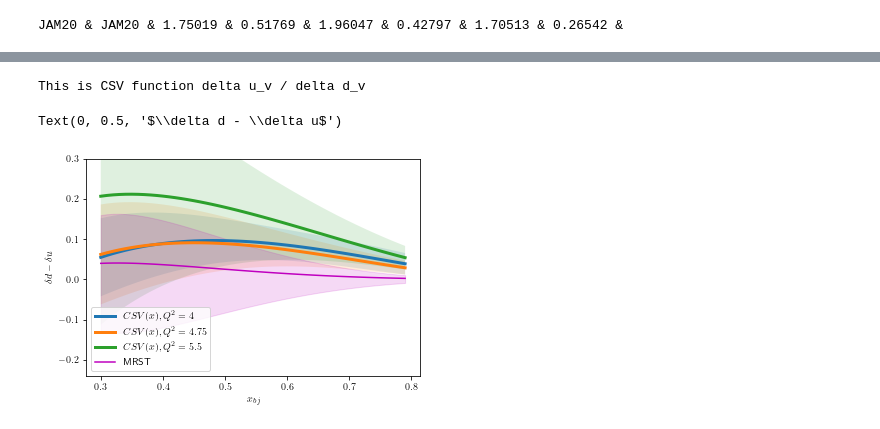
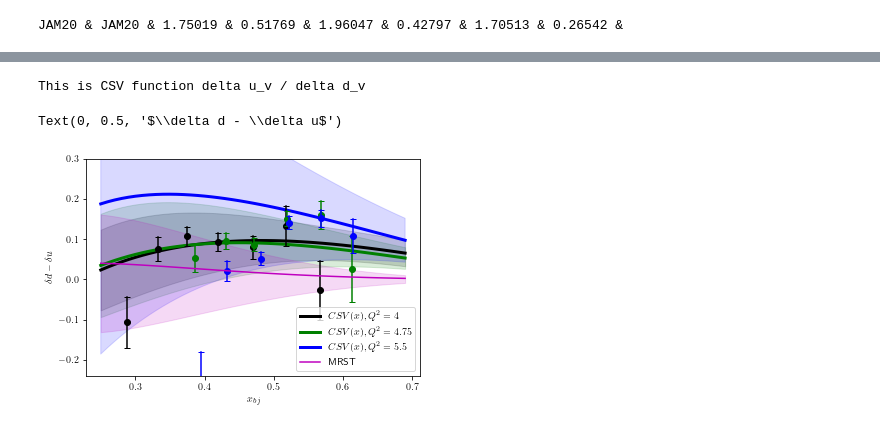
Before and after one commit to Mengzhendada/csv_notebook, a Jupyter notebook: yield_ratio_morepoints.ipynb, the cells around one changed output, grey strips where cells are left out. Drawn from its saved outputs; the diff is of its cells as text; code cells hidden in the pictures.

Commit message:
modified:   CSV_calculation_Q2center.ipynb 	new file:   CSVs_2dfit.json 	modified:   yield_ratio_morepoints.ipynb

```diff
--- a/yield_ratio_morepoints.ipynb
+++ b/yield_ratio_morepoints.ipynb
@@ -106,6 +106,7 @@ i_FF = 2
 FF_model = ["fDSSLO","fDSSNLO","JAM20","hknsff07_LO","hknsff07_NLO"]
 i_PDF = 1
 PDF_model = ["cteq6l1","JAM20","cteq18qed"]
+i_assumption = '7ass_'
 # %%
 #inits=(0,0)
 #three input
@@ -647,8 +648,8 @@ for key_Q2,Q2_value in RDxz.items():
     kaisquare.append(m_Q2.fval)
 
 
-    x = np.arange(0.3,0.8,0.01)
-    y = np.arange(0.3,0.8,0.01)
+    x = np.arange(0.25,0.7,0.01)
+    y = np.arange(0.3,0.75,0.01)
     #x = np.array(xs)
     #y = np.array(zs)
     fit_RDmeas=[]
@@ -882,7 +883,20 @@ for key_Q2,Q2_value in RDxz.items():
 # %%
 print(len(Qs))
 print("Q2   parameters")
-
+with open('CSVs_2dfit.json') as CSV2d_infile:
+    j_CSV2d_out=json.load(CSV2d_infile)
+name = i_assumption+'param'
+param_len = len(parameters[0])
+parameters0 = []
+parameters1 = []
+parameters2 = []
+for i in range(param_len):
+    parameters0.append(parameters[0][i])
+    parameters1.append(parameters[1][i])
+    parameters2.append(parameters[2][i])
+j_CSV2d_out[name] = {"1stQ2":Qs[0],"1stDzparam":parameters0,"2ndQ2":Qs[1],"2ndDzparam":parameters1,"3rdQ2":Qs[2],"3rdDzparam":parameters2}
+with open('CSVs_2dfit.json','w') as CSV2d_outfile:
+    json.dump(j_CSV2d_out,CSV2d_outfile,indent = 4)
 for i in range(len(Qs)):
     print(Qs[i],end = '')
     print(" ",end = '')
@@ -1084,41 +1098,60 @@ plt.legend()
 # %%
 CSVx_1st, CSVcov_1st = propagate(lambda p: CSVx_param(xbj_fit, p), m_1stQ2.values, m_1stQ2.covariance)
-plt.plot(xbj_fit,CSVx_1st,lw = 3,label = r"$CSV(x),Q^2 = 4$")
+plt.plot(xbj_fit,CSVx_1st,lw = 3,label = r"$CSV(x),Q^2 = 4$",color = 'k')
 CSVx_err_prop_1st = np.diag(CSVcov_1st)**0.5
-plt.fill_between(xbj_fit,CSVx_1st-CSVx_err_prop_1st,CSVx_1st+CSVx_err_prop_1st,alpha = 0.15)
+plt.fill_between(xbj_fit,CSVx_1st-CSVx_err_prop_1st,CSVx_1st+CSVx_err_prop_1st,alpha = 0.15,color = 'k')
 CSVx_2nd, CSVcov_2nd = propagate(lambda p: CSVx_param(xbj_fit, p), m_2ndQ2.values, m_2ndQ2.covariance)
-plt.plot(xbj_fit,CSVx_2nd,lw = 3,label = r"$CSV(x),Q^2 = 4.75$")
+plt.plot(xbj_fit,CSVx_2nd,lw = 3,label = r"$CSV(x),Q^2 = 4.75$",color = 'g')
 CSVx_err_prop_2nd = np.diag(CSVcov_2nd)**0.5
-plt.fill_between(xbj_fit,CSVx_2nd-CSVx_err_prop_2nd,CSVx_2nd+CSVx_err_prop_2nd,alpha = 0.15)
+plt.fill_between(xbj_fit,CSVx_2nd-CSVx_err_prop_2nd,CSVx_2nd+CSVx_err_prop_2nd,alpha = 0.15,color = 'g')
 CSVx_3rd, CSVcov_3rd = propagate(lambda p: CSVx_param(xbj_fit, p), m_3rdQ2.values, m_3rdQ2.covariance)
-plt.plot(xbj_fit,CSVx_3rd,lw = 3,label = r"$CSV(x),Q^2 = 5.5$")
+plt.plot(xbj_fit,CSVx_3rd,lw = 3,label = r"$CSV(x),Q^2 = 5.5$",color = 'b')
 CSVx_err_prop_3rd = np.diag(CSVcov_3rd)**0.5
-plt.fill_between(xbj_fit,CSVx_3rd-CSVx_err_prop_3rd,CSVx_3rd+CSVx_err_prop_3rd,alpha = 0.15)
+plt.fill_between(xbj_fit,CSVx_3rd-CSVx_err_prop_3rd,CSVx_3rd+CSVx_err_prop_3rd,alpha = 0.15,color = 'b')
 
+xbj_ones_plot = j_CSV2d_out[i_assumption]["xbj_ones"]
+CSV_ones_plot = j_CSV2d_out[i_assumption]["CSVs_ones"]
+CSV_ones_err_plot = j_CSV2d_out[i_assumption]["CSVs_ones_errs"]
+xbj_twos_plot = j_CSV2d_out[i_assumption]["xbj_twos"]
+CSV_twos_plot = j_CSV2d_out[i_assumption]["CSVs_twos"]
+CSV_twos_err_plot = j_CSV2d_out[i_assumption]["CSVs_twos_errs"]
+xbj_threes_plot = j_CSV2d_out[i_assumption]["xbj_threes"]
+CSV_threes_plot = j_CSV2d_out[i_assumption]["CSVs_threes"]
+CSV_threes_err_plot = j_CSV2d_out[i_assumption]["CSVs_threes_errs"]
+
+for i in range(len(CSV_ones_plot)):
+    plt.plot([xbj_ones_plot[i],xbj_ones_plot[i]],[CSV_ones_plot[i]-CSV_ones_err_plot[i],CSV_ones_plot[i]+CSV_ones_err_plot[i]],marker = "_",color = "k")
+plt.plot(xbj_ones_plot,CSV_ones_plot,"ko")
+for i in range(len(CSV_twos_plot)):
+    plt.plot([xbj_twos_plot[i],xbj_twos_plot[i]],[CSV_twos_plot[i]-CSV_twos_err_plot[i],CSV_twos_plot[i]+CSV_twos_err_plot[i]],marker = "_",color = "g")
+plt.plot(xbj_twos_plot,CSV_twos_plot,"go")
+for i in range(len(CSV_threes_plot)):
+    plt.plot([xbj_threes_plot[i],xbj_threes_plot[i]],[CSV_threes_plot[i]-CSV_threes_err_plot[i],CSV_threes_plot[i]+CSV_threes_err_plot[i]],marker = "_",color = "b")
+plt.plot(xbj_threes_plot,CSV_threes_plot,"bo")
 
 print('This is CSV function delta u_v / delta d_v')
 def delta_udv(parameter):
-    x = np.arange(0.2,0.7,0.01)
+    x = np.arange(0.25,0.7,0.01)
     return parameter*(1-x)**4*x**-0.5*(x-0.0909)
 
-x_axis = np.arange(0.3,0.8,0.01)
+x_axis = np.arange(0.25,0.7,0.01)
 y_delta_uv = delta_udv(-0.2)
 y_delta_dv = delta_udv(0.2)
 plt.plot(x_axis,y_delta_dv-y_delta_uv,color = 'm',label = 'MRST')
 y_delta_uv_up = delta_udv(0.8)
 y_delta_uv_low = delta_udv(-0.8)
 y_delta_dv_up = delta_udv(-0.65)
 y_delta_dv_low = delta_udv(0.65)
 #plt.plot(x_axis,y_delta_dv-y_delta_uv,label = 'xCSV')
 #plt.plot(x_axis,y_delta_uv_up-y_delta_uv_low,'-.')
 #plt.plot(x_axis,y_delta_dv_up-y_delta_dv_low,'--')
 plt.fill_between(x_axis,y_delta_uv_up-y_delta_uv_low,y_delta_dv_up-y_delta_dv_low,color = 'm',alpha = 0.15)
 plt.legend()
 #plt.xlim(0.25,0.7)
 plt.ylim(-0.24,0.3)
 plt.xlabel(r"$x_{bj}$")
 plt.ylabel(r"$\delta d - \delta u$")
 # %% [output]
 This is CSV function delta u_v / delta d_v
 Text(0, 0.5, '$\\delta d - \\delta u$')
-[figure, old version]
+[figure, new version]
```
Also changed, not shown: parts of 28 cells of this notebook, 2 other files.
